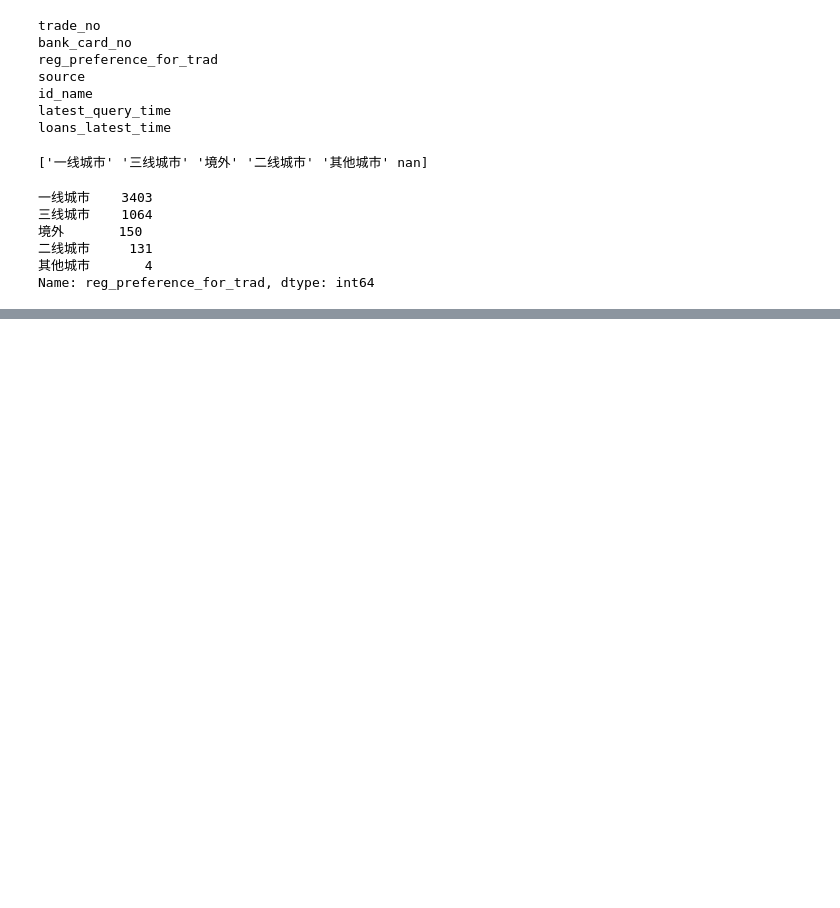
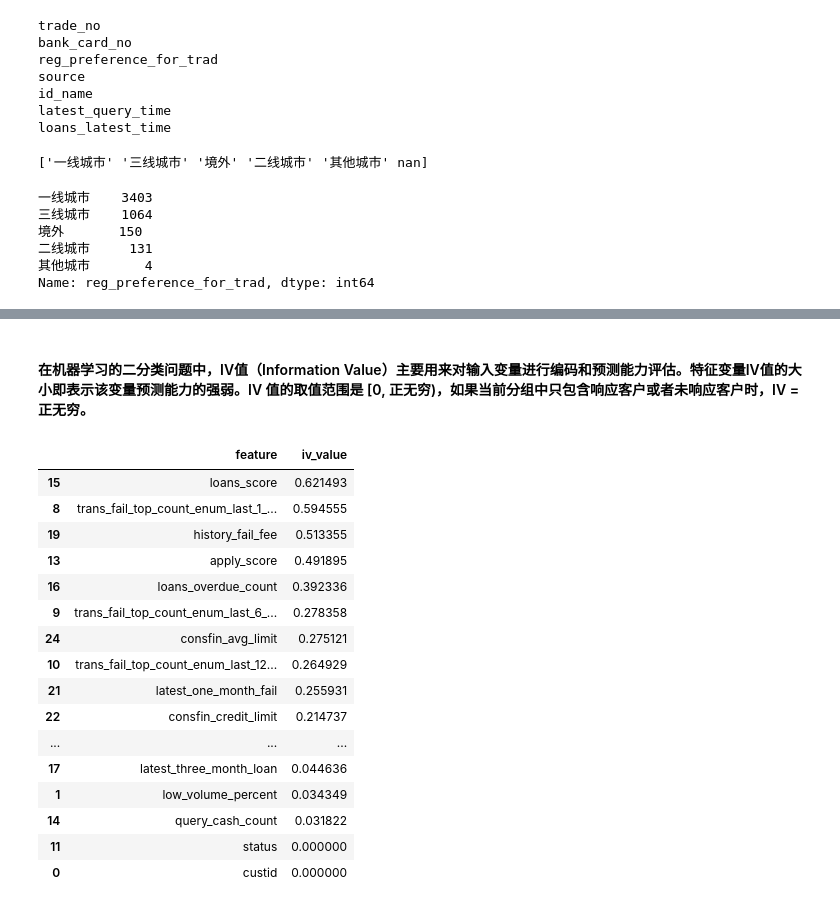
Before and after one commit to 86yanjiaxing/Datawhale_7, a Jupyter notebook: 1/预测用户是否会预期.ipynb, the cells around one changed output, grey strips where cells are left out. Saved outputs shown, nothing was run; the diff lists cells and outputs as text; code cells hidden in the pictures; blank space fills up the shorter version.

```diff
--- a/1/预测用户是否会预期.ipynb
+++ b/1/预测用户是否会预期.ipynb
@@ -239,6 +231,6 @@ Length: 81, dtype: int64
 # %%
 y = train_data.status
-train_data.drop(['status'],axis=1,inplace=True)
+train_data.drop(['status'],axis=1)
 X = train_data
 # %%
 from sklearn.model_selection import train_test_split
@@ -245,0 +240,77 @@ X_train,X_test,y_train,y_test = train_test_split(X,y,test_size = 0.3,random_stat
+# %% [markdown]
+#### 在机器学习的二分类问题中，IV值（Information Value）主要用来对输入变量进行编码和预测能力评估。特征变量IV值的大小即表示该变量预测能力的强弱。IV 值的取值范围是 [0, 正无穷)，如果当前分组中只包含响应客户或者未响应客户时，IV = 正无穷。
+# %%
+#定义计算iv值的函数
+def calc_iv(train_data, feature, target, pr=False):
+    """
+    Set pr=True to enable printing of output.
+
+    Output:
+      * iv: float,
+      * data: pandas.DataFrame
+    """
+    lst = []
+    train_data[feature] = train_data[feature].fillna('NULL')
+
+    for i in range(train_data[feature].nunique()):  # nuinque()是查看该序列(axis=0/1对应着列或行)的不同值的数量个数
+        val = list(train_data[feature].unique())[i]
+        lst.append([feature,
+                    val,  # Value
+                    train_data[train_data[feature] == val].count()[feature],  # all
+                    train_data[(train_data[feature] == val) & (train_data[target] == 0)].count()[feature],  # good rate
+                    train_data[(train_data[feature] == val) & (train_data[target] == 1)].count()[feature]])  # bad rate
+    data = pd.DataFrame(lst, columns=['Variable', 'Value', 'All', 'Good', 'Bad'])
+
+    data['Share'] = data['All'] / data['All'].sum()
+    data['Bad Rate'] = data['Bad'] / data['All']
+    data['Distribution Good'] = (data['All'] - data['Bad']) / (data['All'].sum() - data['Bad'].sum())
+    data['Distribution Bad'] = data['Bad'] / data['Bad'].sum()
+    data['WoE'] = np.log(data['Distribution Good'] / data['Distribution Bad'])
+
+    data = data.replace({'WoE': {np.inf: 0, -np.inf: 0}})
+
+    data['IV'] = data['WoE'] * (data['Distribution Good'] - data['Distribution Bad'])
+
+    data = data.sort_values(by=['Variable', 'Value'], ascending=[True, True])
+    data.index = range(len(data.index))
+
+    if pr:
+        print(data)
+        print("IV = ", data['IV'].sum())
+
+    iv = data['IV'].sum()
+
+    return iv, data
+
+column_headers = list(train_data.columns.values)
+# print(column_headers)
+
+d=[]
+for x in column_headers:
+    IV_1, data = calc_iv(train_data, x, 'status')
+    d.append(IV_1)
+#整理成Series类型并合并
+column_headers=pd.Series(column_headers,name='feature')
+d=pd.Series(d,name='iv_value')
+
+# print(column_headers)
+iv_result=pd.concat([column_headers,d],axis=1)
+iv_result.sort_values(by='iv_value',ascending=False)
+# %% [output]
+|  | feature | iv_value |
+| 15 | loans_score | 0.621493 |
+| 8 | trans_fail_top_count_enum_last_1_... | 0.594555 |
+| 19 | history_fail_fee | 0.513355 |
+| 13 | apply_score | 0.491895 |
+| 16 | loans_overdue_count | 0.392336 |
+| 9 | trans_fail_top_count_enum_last_6_... | 0.278358 |
+| 24 | consfin_avg_limit | 0.275121 |
+| 10 | trans_fail_top_count_enum_last_12... | 0.264929 |
+| 21 | latest_one_month_fail | 0.255931 |
+| 22 | consfin_credit_limit | 0.214737 |
+| ... | ... | ... |
+| 17 | latest_three_month_loan | 0.044636 |
+| 1 | low_volume_percent | 0.034349 |
+| 14 | query_cash_count | 0.031822 |
+| 11 | status | 0.000000 |
+| 0 | custid | 0.000000 |
```
Also changed, not shown: parts of 24 cells of this notebook.
